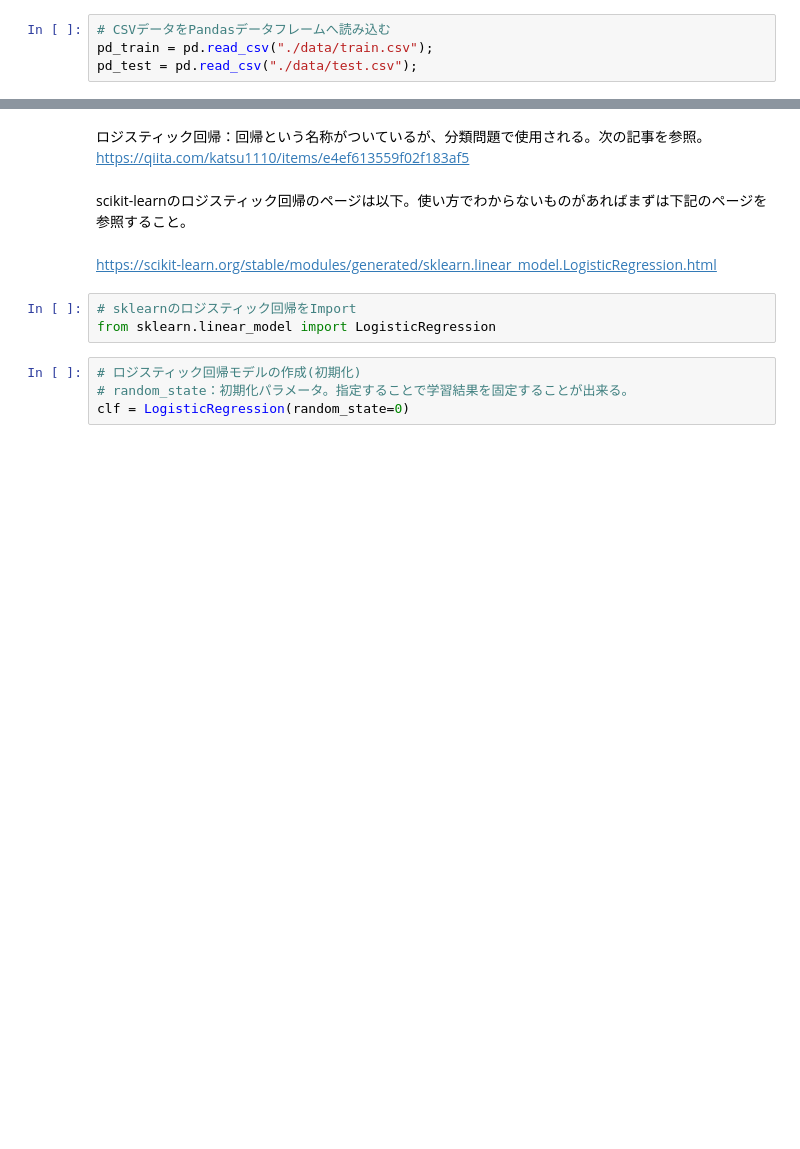
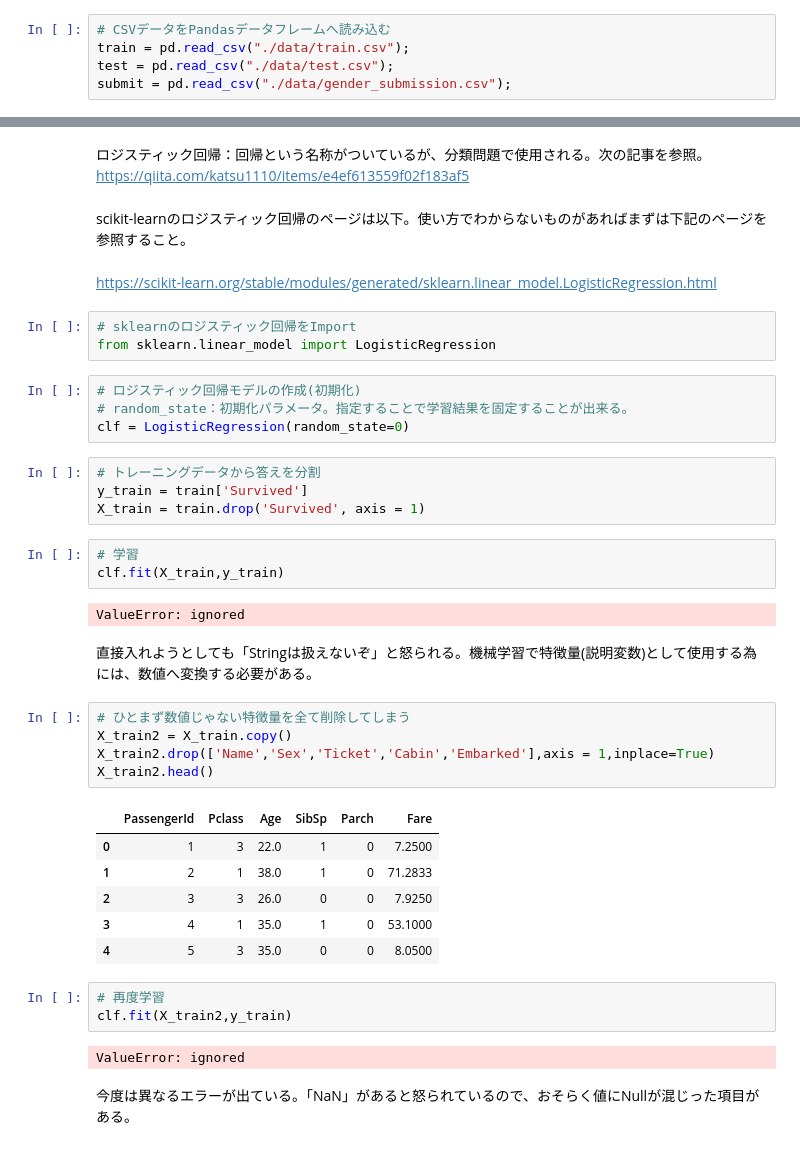
Before and after one commit to kkmax1015/Kaggle, a Jupyter notebook: Titanic/1_SampleNoteBook_LogisticRegression.ipynb, the cells around one changed output, grey strips where cells are left out. Saved outputs shown, nothing was run; the diff lists cells and outputs as text; blank space fills up the shorter version.

```diff
--- a/Titanic/1_SampleNoteBook_LogisticRegression.ipynb
+++ b/Titanic/1_SampleNoteBook_LogisticRegression.ipynb
@@ -20,7 +20,8 @@ Drive already mounted at /content/drive; to attempt to forcibly remount, call dr
 import pandas as pd
 # %%
 # CSVデータをPandasデータフレームへ読み込む
-pd_train = pd.read_csv("./data/train.csv");
-pd_test = pd.read_csv("./data/test.csv");
+train = pd.read_csv("./data/train.csv");
+test = pd.read_csv("./data/test.csv");
+submit = pd.read_csv("./data/gender_submission.csv");
 # %%
 # トレーニング用データの先頭5行を表示
@@ -74,3 +85,33 @@ from sklearn.linear_model import LogisticRegression
 # ロジスティック回帰モデルの作成(初期化)
 # random_state：初期化パラメータ。指定することで学習結果を固定することが出来る。
 clf = LogisticRegression(random_state=0)
+# %%
+# トレーニングデータから答えを分割
+y_train = train['Survived']
+X_train = train.drop('Survived', axis = 1)
+# %%
+# 学習
+clf.fit(X_train,y_train)
+# %% [output]
+ValueError: ignored
+# %% [markdown]
+直接入れようとしても「Stringは扱えないぞ」と怒られる。機械学習で特徴量(説明変数)として使用する為には、数値へ変換する必要がある。
+# %%
+# ひとまず数値じゃない特徴量を全て削除してしまう
+X_train2 = X_train.copy()
+X_train2.drop(['Name','Sex','Ticket','Cabin','Embarked'],axis = 1,inplace=True)
+X_train2.head()
+# %% [output]
+|  | PassengerId | Pclass | Age | SibSp | Parch | Fare |
+| 0 | 1 | 3 | 22.0 | 1 | 0 | 7.2500 |
+| 1 | 2 | 1 | 38.0 | 1 | 0 | 71.2833 |
+| 2 | 3 | 3 | 26.0 | 0 | 0 | 7.9250 |
+| 3 | 4 | 1 | 35.0 | 1 | 0 | 53.1000 |
+| 4 | 5 | 3 | 35.0 | 0 | 0 | 8.0500 |
+# %%
+# 再度学習
+clf.fit(X_train2,y_train)
+# %% [output]
+ValueError: ignored
+# %% [markdown]
+今度は異なるエラーが出ている。「NaN」があると怒られているので、おそらく値にNullが混じった項目がある。
```
Also changed, not shown: parts of 21 cells of this notebook.
